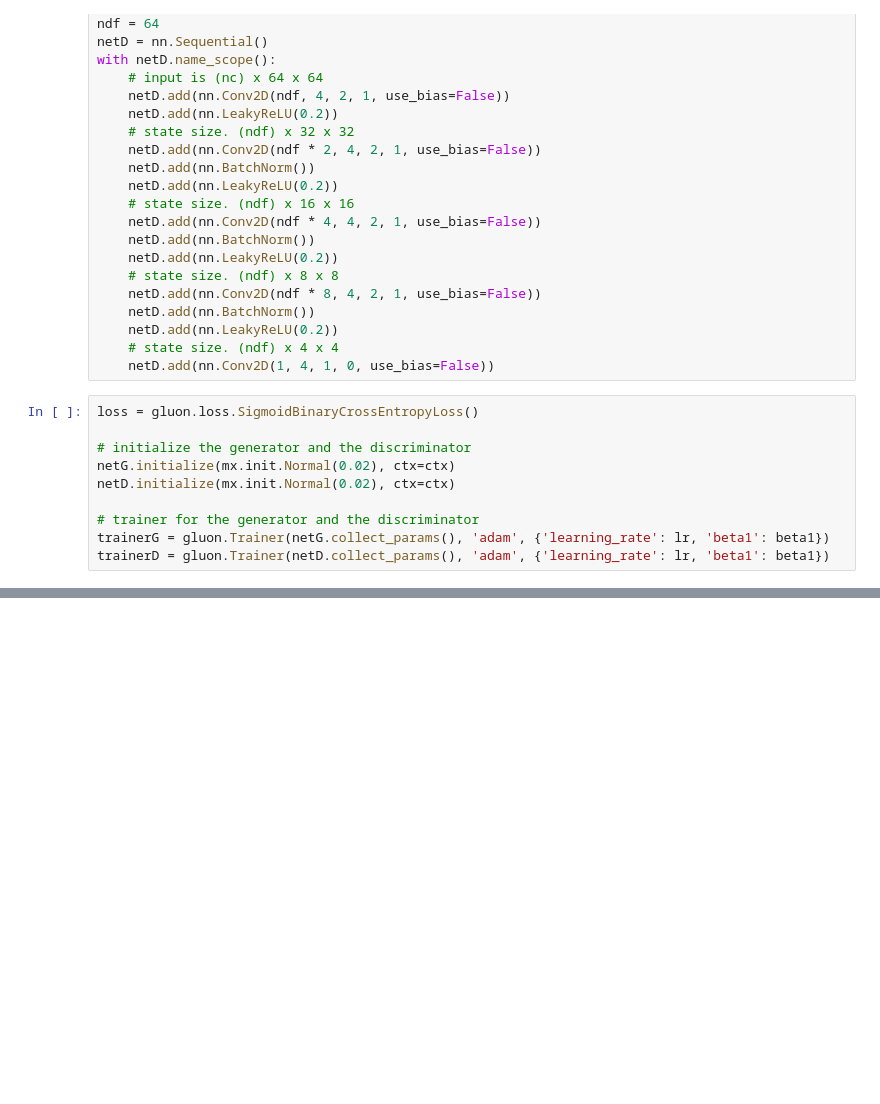
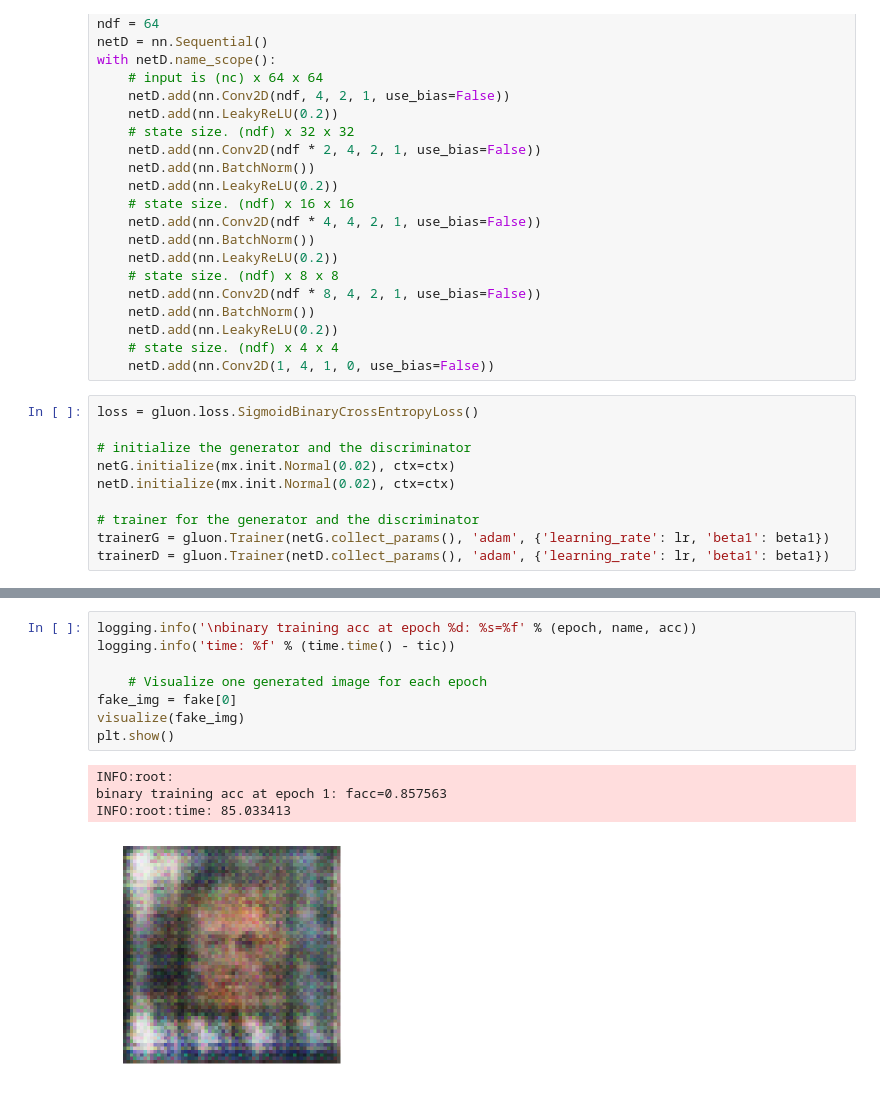
Before and after one commit to Wei-Jianan/Deep-learning-Exploring, a Jupyter notebook: DCGAN.ipynb, the cells around one changed output, grey strips where cells are left out. Saved outputs shown, nothing was run; the diff lists cells and outputs as text; blank space fills up the shorter version.

```diff
--- a/DCGAN.ipynb
+++ b/DCGAN.ipynb
@@ -222,0 +318,13 @@ KeyboardInterrupt:
+# %%
+logging.info('\nbinary training acc at epoch %d: %s=%f' % (epoch, name, acc))
+logging.info('time: %f' % (time.time() - tic))
+
+    # Visualize one generated image for each epoch
+fake_img = fake[0]
+visualize(fake_img)
+plt.show()
+# %% [output]
+INFO:root:
+binary training acc at epoch 1: facc=0.857563
+INFO:root:time: 85.033413
+[figure, added]
```
Also changed, not shown: parts of 5 cells of this notebook.
